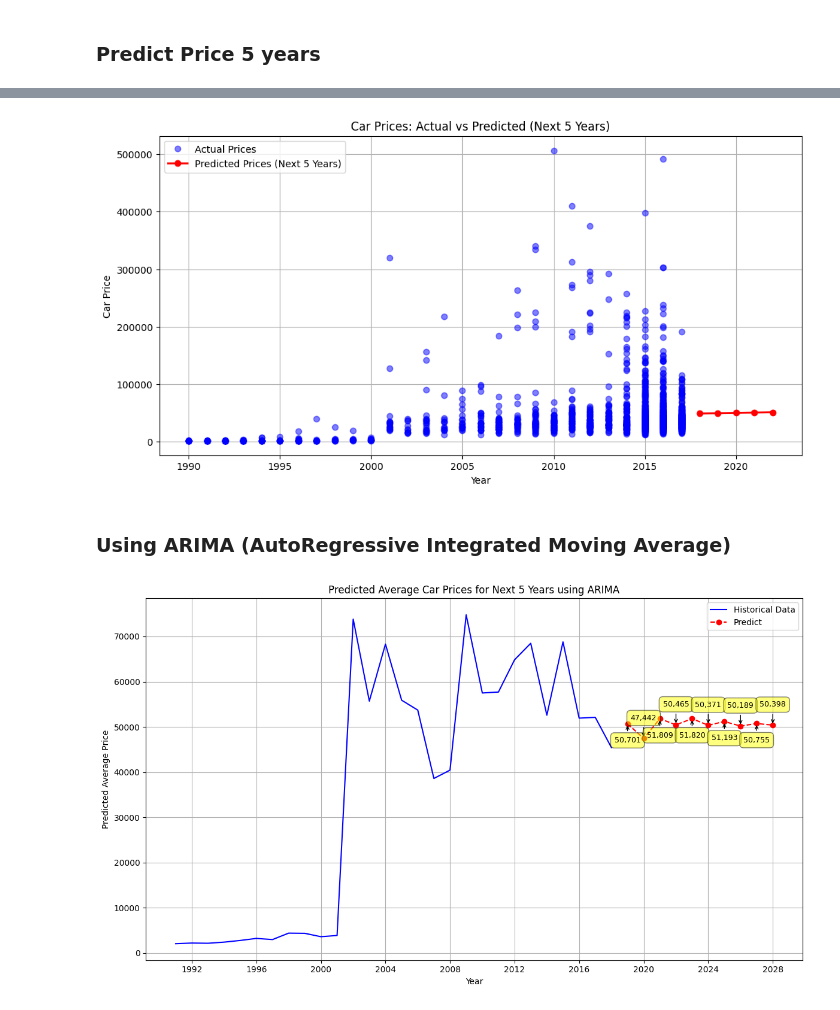
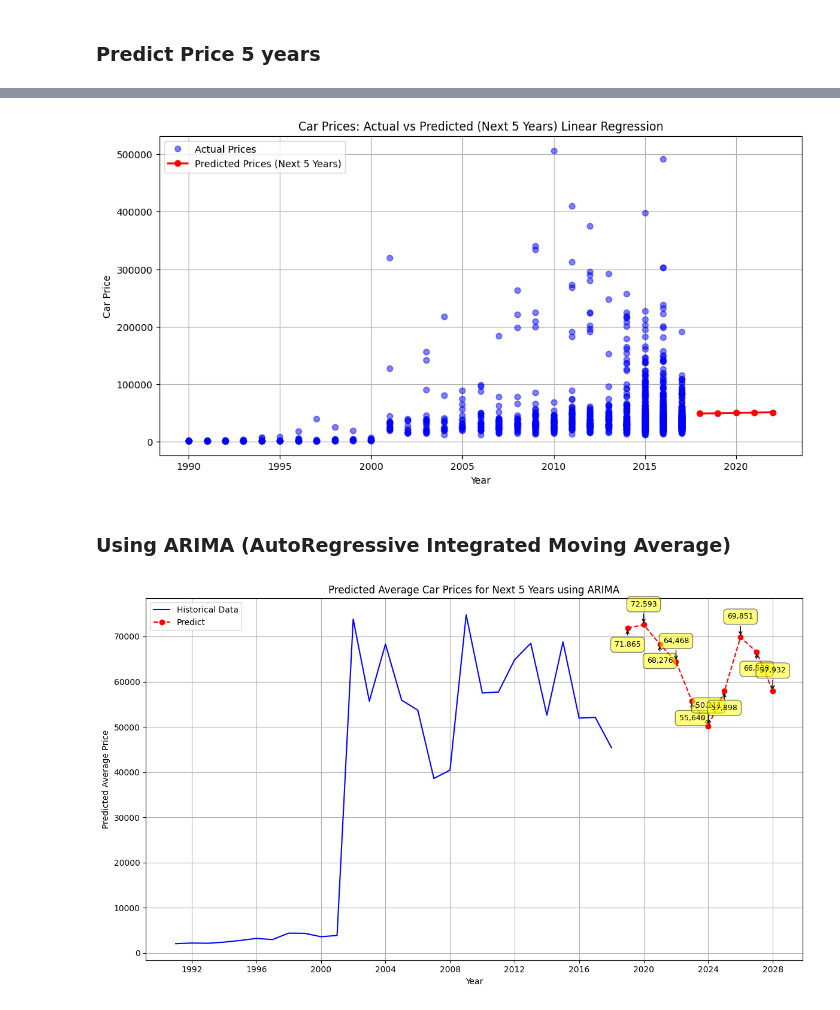
Before and after one commit to MukhlisMaulanaA/data-analytics-python, a Jupyter notebook: car-price.ipynb, the cells around one changed output, grey strips where cells are left out. Saved outputs shown, nothing was run; the diff lists cells and outputs as text; code cells hidden in the pictures.

```diff
--- a/car-price.ipynb
+++ b/car-price.ipynb
@@ -320,12 +321,12 @@ plt.plot(future_years, future_predictions, 'r-', marker='o', label='Predicted Pr
 # Tambahkan judul dan label
 plt.xlabel('Year')
 plt.ylabel('Car Price')
-plt.title('Car Prices: Actual vs Predicted (Next 5 Years)')
+plt.title('Car Prices: Actual vs Predicted (Next 5 Years) Linear Regression')
 plt.legend()
 plt.grid(True)
 plt.show()
 # %% [output]
-[figure, old version]
+[figure, new version]
 # %% [markdown]
 ### Using ARIMA (AutoRegressive Integrated Moving Average)
 # %%
@@ -342,7 +343,7 @@ data.set_index('year', inplace=True)
 data = data.resample('A').mean()  # 'A' untuk tahun
 
 # Fit model ARIMA
-model = ARIMA(data, order=(5, 1, 0))  # Order (p, d, q) dapat disesuaikan
+model = ARIMA(data, order=(10, 1, 2))  # Order (p, d, q) dapat disesuaikan
 model_fit = model.fit()
 
 # Buat prediksi untuk 5 tahun ke depan
@@ -350,31 +351,31 @@ forecast = model_fit.forecast(steps=10)
 
 # Buat list tahun masa depan
 future_years = [data.index[-1] + pd.DateOffset(years=i) for i in range(1, 11)]
 
 # Visualisasikan hasil
 plt.figure(figsize=(12, 7))
 plt.plot(data.index, data, label='Historical Data', color='blue')
 plt.plot(future_years, forecast, marker='o', linestyle='--', color='red', label='Predict')
 
 # Tambahkan nilai pada setiap titik forecast dengan posisi berselang-seling
 for i, year in enumerate(future_years):
     y_offset = (-20 if i % 2 == 0 else 20)
     plt.annotate(f'{forecast[i]:,.0f}',
                   (year, forecast[i]),
                   textcoords="offset points",
                   xytext=(0, y_offset),
                   ha='center',
                   va='center' if i % 2 == 0 else 'bottom',
                   fontsize=9,
                   bbox=dict(boxstyle='round,pad=0.5', fc='yellow', alpha=0.5),
                   arrowprops=dict(arrowstyle='->', connectionstyle='arc3,rad=0'))
 
 plt.xlabel('Year')
 plt.ylabel('Predicted Average Price')
 plt.title('Predicted Average Car Prices for Next 5 Years using ARIMA')
 plt.legend()
 plt.grid(True)
 plt.tight_layout()
 plt.show()
 # %% [output]
-[figure, old version]
+[figure, new version]
```
Also changed, not shown: parts of 6 cells of this notebook.
